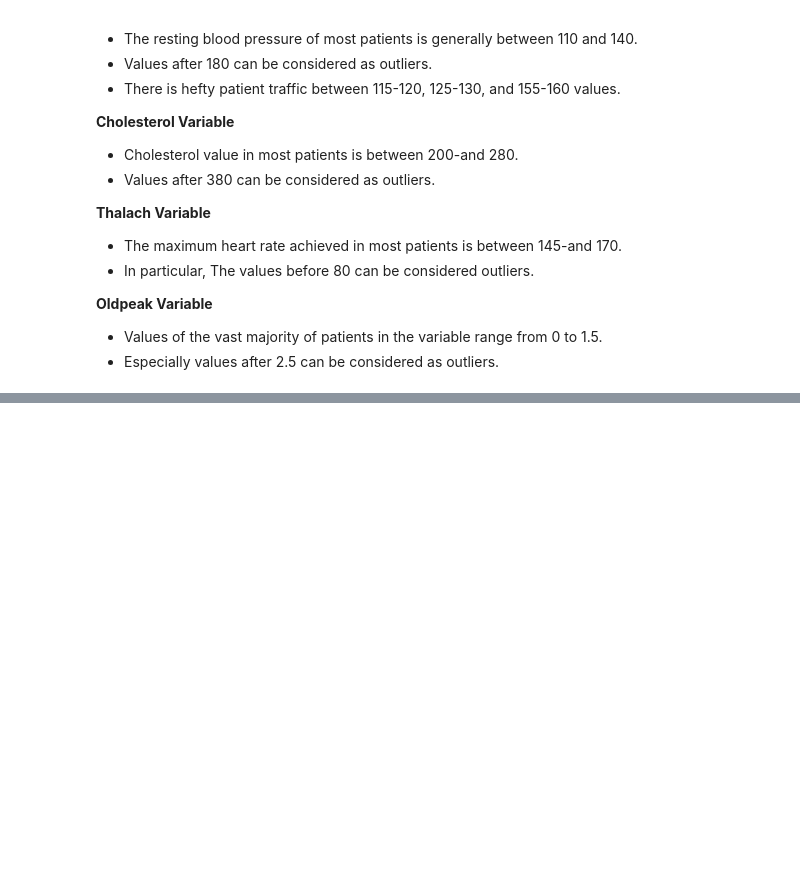
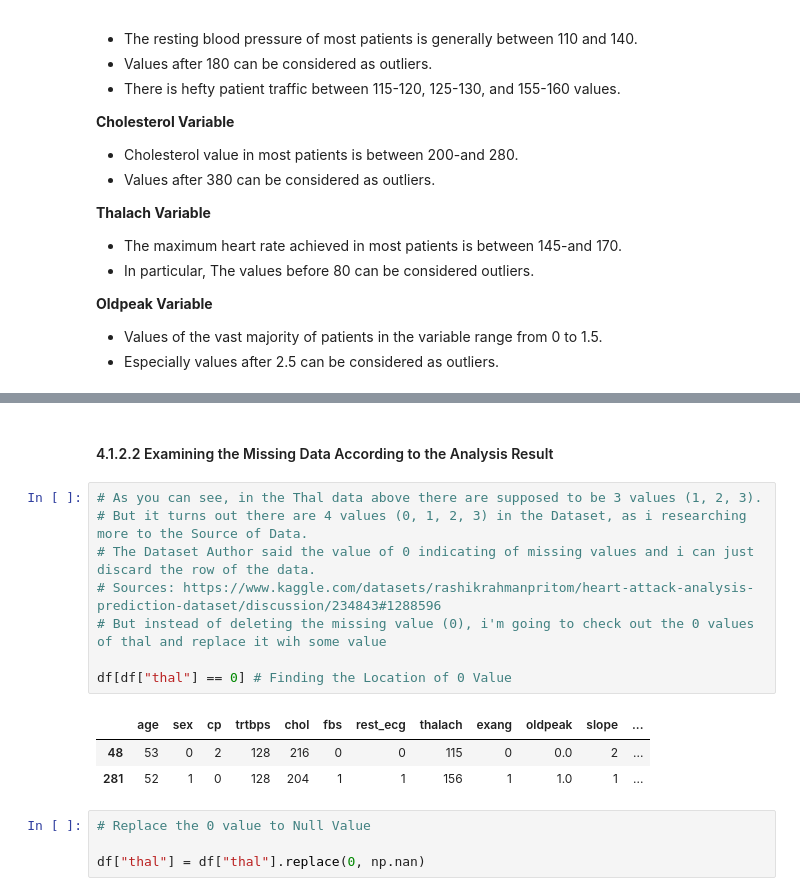
Before and after one commit to dekapd99/Kaggle-EDA-Heart-Attack-Prediction, a Jupyter notebook: Kaggle-EDA-Heart-Attack-Prediction.ipynb, the cells around one changed output, grey strips where cells are left out. Saved outputs shown, nothing was run; the diff lists cells and outputs as text; blank space fills up the shorter version.

Commit message:
Finishing Uni-Variate Analysis on EDA, Trying to get to the BI-Variate Analysis

```diff
--- a/Kaggle-EDA-Heart-Attack-Prediction.ipynb
+++ b/Kaggle-EDA-Heart-Attack-Prediction.ipynb
@@ -356,0 +489,18 @@ for i, z in list(zip(numeric_var, numeric_axis_name)):
+# %% [markdown]
+#### 4.1.2.2 Examining the Missing Data According to the Analysis Result
+# %%
+# As you can see, in the Thal data above there are supposed to be 3 values (1, 2, 3).
+# But it turns out there are 4 values (0, 1, 2, 3) in the Dataset, as i researching more to the Source of Data.
+# The Dataset Author said the value of 0 indicating of missing values and i can just discard the row of the data.
+# Sources: https://www.kaggle.com/datasets/rashikrahmanpritom/heart-attack-analysis-prediction-dataset/discussion/234843#1288596
+# But instead of deleting the missing value (0), i'm going to check out the 0 values of thal and replace it wih some value
+
+df[df["thal"] == 0] # Finding the Location of 0 Value
+# %% [output]
+|  | age | sex | cp | trtbps | chol | fbs | rest_ecg | thalach | exang | oldpeak | slope | ... |
+| 48 | 53 | 0 | 2 | 128 | 216 | 0 | 0 | 115 | 0 | 0.0 | 2 | ... |
+| 281 | 52 | 1 | 0 | 128 | 204 | 1 | 1 | 156 | 1 | 1.0 | 1 | ... |
+# %%
+# Replace the 0 value to Null Value
+
+df["thal"] = df["thal"].replace(0, np.nan)
```
Also changed, not shown: parts of 21 cells of this notebook.
